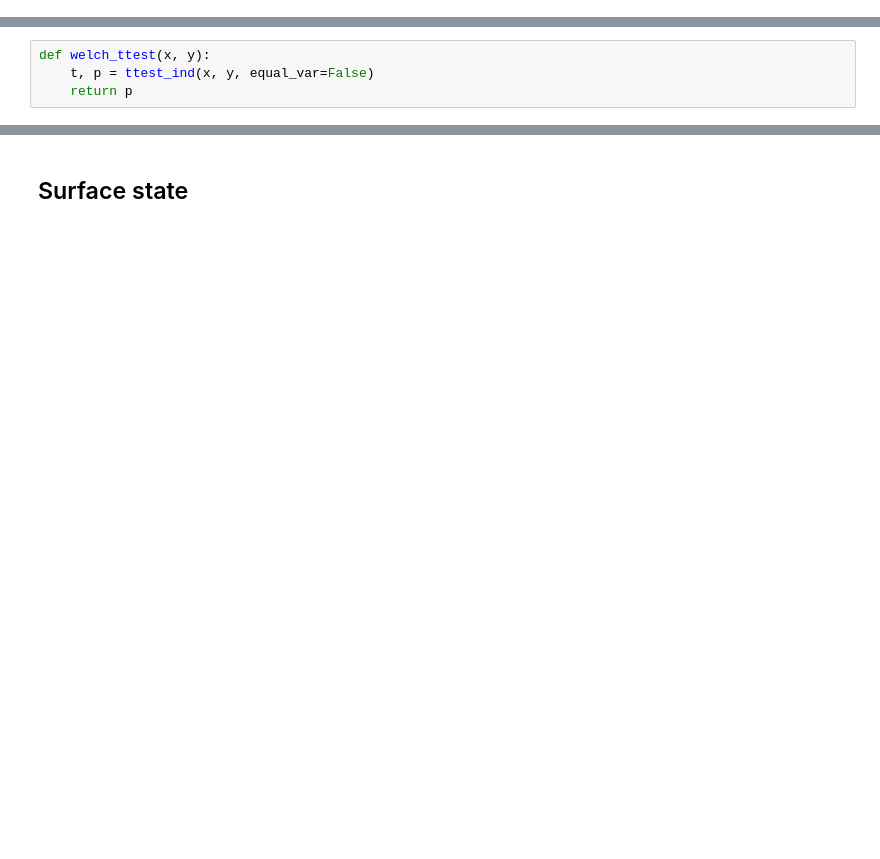
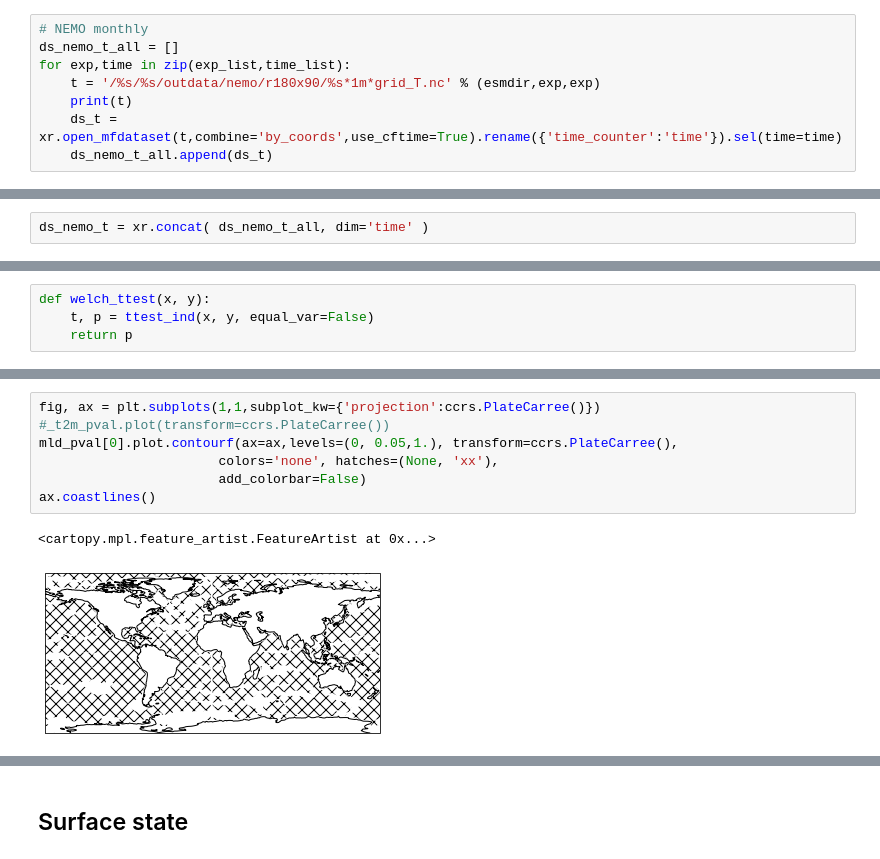
Before and after one commit to joakimkjellsson/kjellsson-park-2022, a Jupyter notebook: Mean-state_Cold_vs_Warm_phase.ipynb, the cells around one changed output, grey strips where cells are left out. Saved outputs shown, nothing was run; the diff lists cells and outputs as text; blank space fills up the shorter version.

```diff
--- a/Mean-state_Cold_vs_Warm_phase.ipynb
+++ b/Mean-state_Cold_vs_Warm_phase.ipynb
@@ -61,0 +105,8 @@ for exp,time in zip(exp_list,time_list):
+# %%
+# NEMO monthly
+ds_nemo_t_all = []
+for exp,time in zip(exp_list,time_list):
+    t = '/%s/%s/outdata/nemo/r180x90/%s*1m*grid_T.nc' % (esmdir,exp,exp)
+    print(t)
+    ds_t = xr.open_mfdataset(t,combine='by_coords',use_cftime=True).rename({'time_counter':'time'}).sel(time=time)
+    ds_nemo_t_all.append(ds_t)
@@ -61,0 +116,2 @@ for exp,time in zip(exp_list,time_list):
+# %%
+ds_nemo_t = xr.concat( ds_nemo_t_all, dim='time' )
@@ -65,0 +281,10 @@ def welch_ttest(x, y):
+# %%
+fig, ax = plt.subplots(1,1,subplot_kw={'projection':ccrs.PlateCarree()})
+#_t2m_pval.plot(transform=ccrs.PlateCarree())
+mld_pval[0].plot.contourf(ax=ax,levels=(0, 0.05,1.), transform=ccrs.PlateCarree(),
+                       colors='none', hatches=(None, 'xx'),
+                       add_colorbar=False)
+ax.coastlines()
+# %% [output]
+<cartopy.mpl.feature_artist.FeatureArtist at 0x...>
+[figure, added]
```
Also changed, not shown: parts of 43 cells of this notebook, 15 other files.
